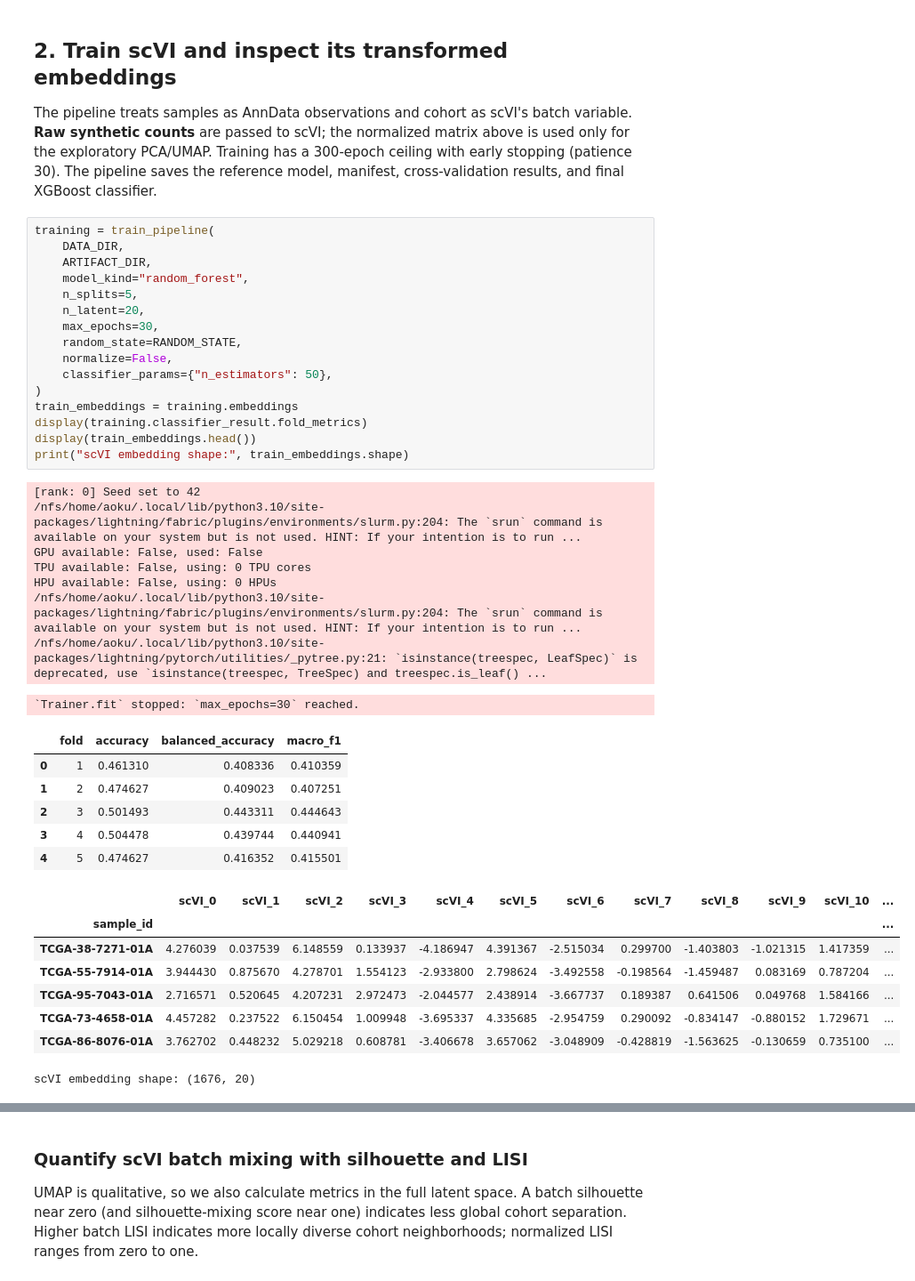
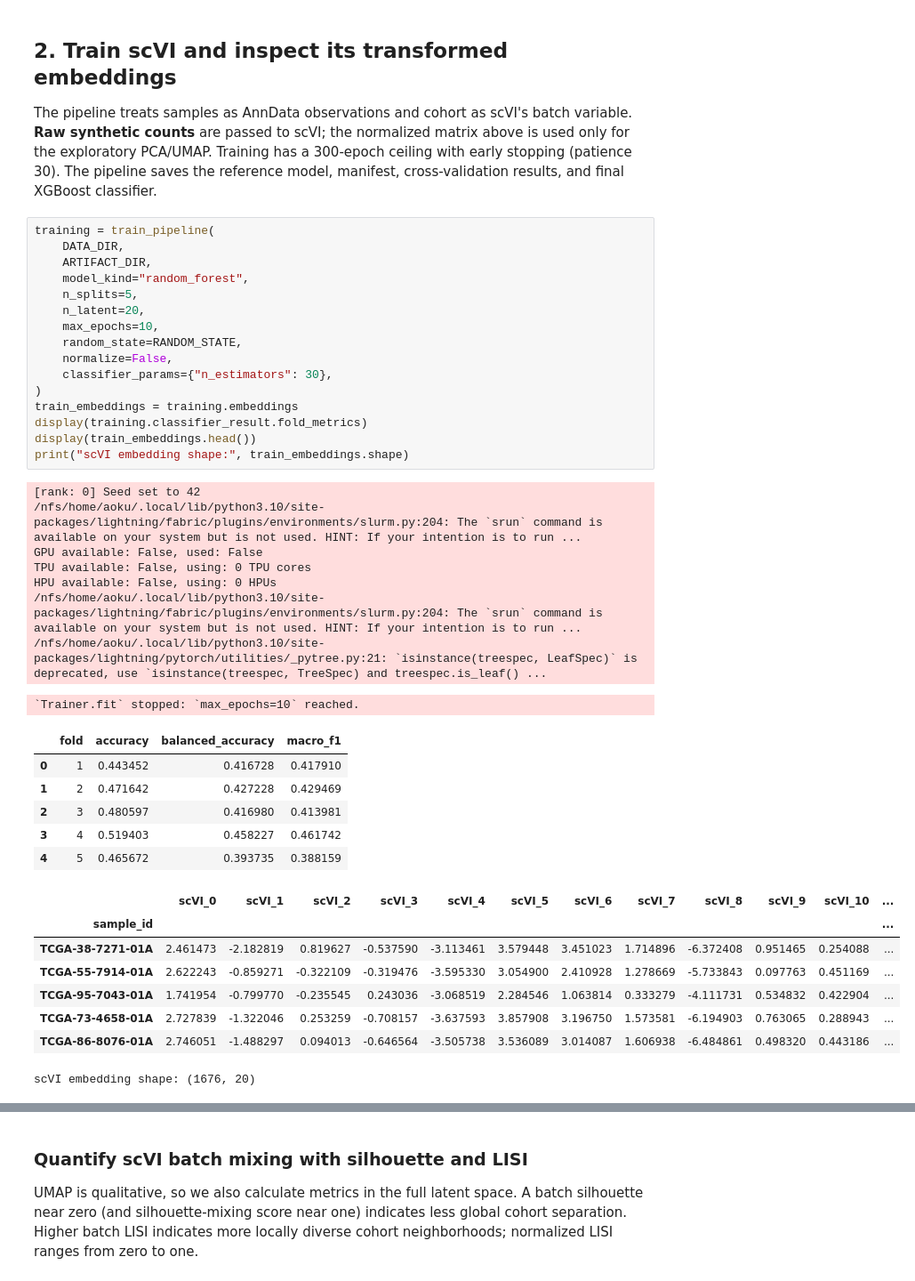
Before and after one commit to Eastmanmd/TMEmbed, a Jupyter notebook: tutorial/real_tcga_scvi_subtyping.ipynb, the cells around one changed output, grey strips where cells are left out. Shown at 89% size. Drawn from its saved outputs; the diff is of its cells as text.

```diff
--- a/tutorial/real_tcga_scvi_subtyping.ipynb
+++ b/tutorial/real_tcga_scvi_subtyping.ipynb
@@ -137,41 +135,41 @@ The pipeline treats samples as AnnData observations and cohort as scVI's batch v
 # %%
 training = train_pipeline(
     DATA_DIR,
     ARTIFACT_DIR,
     model_kind="random_forest",
     n_splits=5,
     n_latent=20,
-    max_epochs=30,
+    max_epochs=10,
     random_state=RANDOM_STATE,
     normalize=False,
-    classifier_params={"n_estimators": 50},
+    classifier_params={"n_estimators": 30},
 )
 train_embeddings = training.embeddings
 display(training.classifier_result.fold_metrics)
 display(train_embeddings.head())
 print("scVI embedding shape:", train_embeddings.shape)
 # %% [output]
 [rank: 0] Seed set to 42
 /nfs/home/aoku/.local/lib/python3.10/site-packages/lightning/fabric/plugins/environments/slurm.py:204: The `srun` command is available on your system but is not used. HINT: If your intention is to run ...
 GPU available: False, used: False
 TPU available: False, using: 0 TPU cores
 HPU available: False, using: 0 HPUs
 /nfs/home/aoku/.local/lib/python3.10/site-packages/lightning/fabric/plugins/environments/slurm.py:204: The `srun` command is available on your system but is not used. HINT: If your intention is to run ...
 /nfs/home/aoku/.local/lib/python3.10/site-packages/lightning/pytorch/utilities/_pytree.py:21: `isinstance(treespec, LeafSpec)` is deprecated, use `isinstance(treespec, TreeSpec) and treespec.is_leaf() ...
-`Trainer.fit` stopped: `max_epochs=30` reached.
+`Trainer.fit` stopped: `max_epochs=10` reached.
 |  | fold | accuracy | balanced_accuracy | macro_f1 |
-| 0 | 1 | 0.461310 | 0.408336 | 0.410359 |
-| 1 | 2 | 0.474627 | 0.409023 | 0.407251 |
-| 2 | 3 | 0.501493 | 0.443311 | 0.444643 |
-| 3 | 4 | 0.504478 | 0.439744 | 0.440941 |
-| 4 | 5 | 0.474627 | 0.416352 | 0.415501 |
+| 0 | 1 | 0.443452 | 0.416728 | 0.417910 |
+| 1 | 2 | 0.471642 | 0.427228 | 0.429469 |
+| 2 | 3 | 0.480597 | 0.416980 | 0.413981 |
+| 3 | 4 | 0.519403 | 0.458227 | 0.461742 |
+| 4 | 5 | 0.465672 | 0.393735 | 0.388159 |
 |  | scVI_0 | scVI_1 | scVI_2 | scVI_3 | scVI_4 | scVI_5 | scVI_6 | scVI_7 | scVI_8 | scVI_9 | scVI_10 | ... |
 | sample_id |  |  |  |  |  |  |  |  |  |  |  | ... |
-| TCGA-38-7271-01A | 4.276039 | 0.037539 | 6.148559 | 0.133937 | -4.186947 | 4.391367 | -2.515034 | 0.299700 | -1.403803 | -1.021315 | 1.417359 | ... |
-| TCGA-55-7914-01A | 3.944430 | 0.875670 | 4.278701 | 1.554123 | -2.933800 | 2.798624 | -3.492558 | -0.198564 | -1.459487 | 0.083169 | 0.787204 | ... |
-| TCGA-95-7043-01A | 2.716571 | 0.520645 | 4.207231 | 2.972473 | -2.044577 | 2.438914 | -3.667737 | 0.189387 | 0.641506 | 0.049768 | 1.584166 | ... |
-| TCGA-73-4658-01A | 4.457282 | 0.237522 | 6.150454 | 1.009948 | -3.695337 | 4.335685 | -2.954759 | 0.290092 | -0.834147 | -0.880152 | 1.729671 | ... |
-| TCGA-86-8076-01A | 3.762702 | 0.448232 | 5.029218 | 0.608781 | -3.406678 | 3.657062 | -3.048909 | -0.428819 | -1.563625 | -0.130659 | 0.735100 | ... |
+| TCGA-38-7271-01A | 2.461473 | -2.182819 | 0.819627 | -0.537590 | -3.113461 | 3.579448 | 3.451023 | 1.714896 | -6.372408 | 0.951465 | 0.254088 | ... |
+| TCGA-55-7914-01A | 2.622243 | -0.859271 | -0.322109 | -0.319476 | -3.595330 | 3.054900 | 2.410928 | 1.278669 | -5.733843 | 0.097763 | 0.451169 | ... |
+| TCGA-95-7043-01A | 1.741954 | -0.799770 | -0.235545 | 0.243036 | -3.068519 | 2.284546 | 1.063814 | 0.333279 | -4.111731 | 0.534832 | 0.422904 | ... |
+| TCGA-73-4658-01A | 2.727839 | -1.322046 | 0.253259 | -0.708157 | -3.637593 | 3.857908 | 3.196750 | 1.573581 | -6.194903 | 0.763065 | 0.288943 | ... |
+| TCGA-86-8076-01A | 2.746051 | -1.488297 | 0.094013 | -0.646564 | -3.505738 | 3.536089 | 3.014087 | 1.606938 | -6.484861 | 0.498320 | 0.443186 | ... |
 scVI embedding shape: (1676, 20)
 # %%
 plt.figure(figsize=(12, 5))
```
Also changed, not shown: parts of 13 cells of this notebook, 7 other files.
